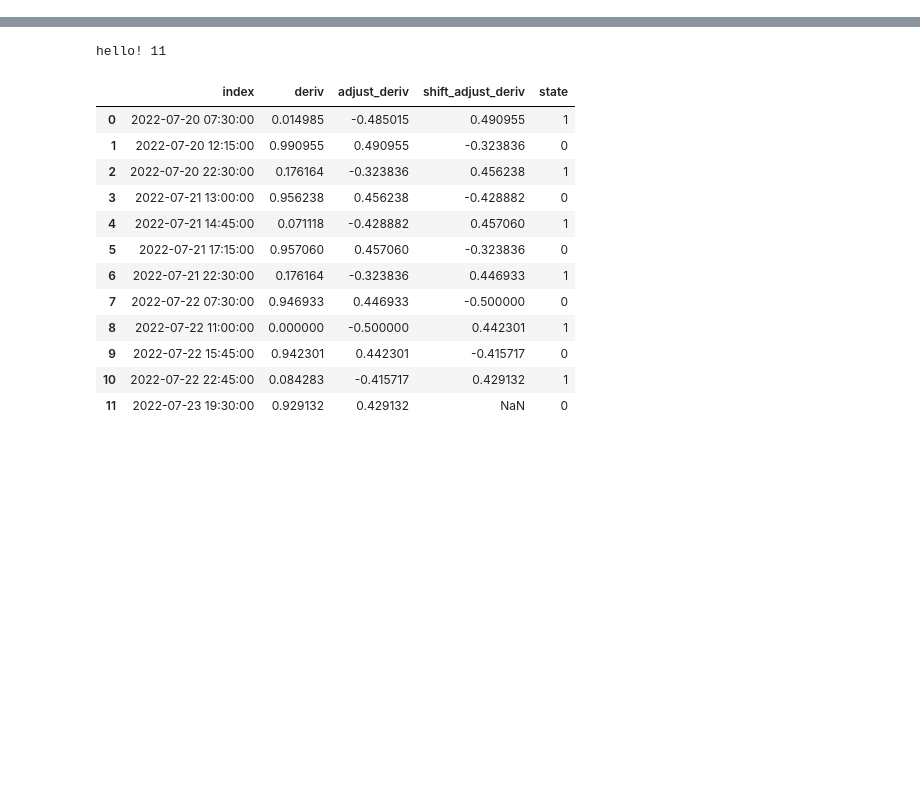
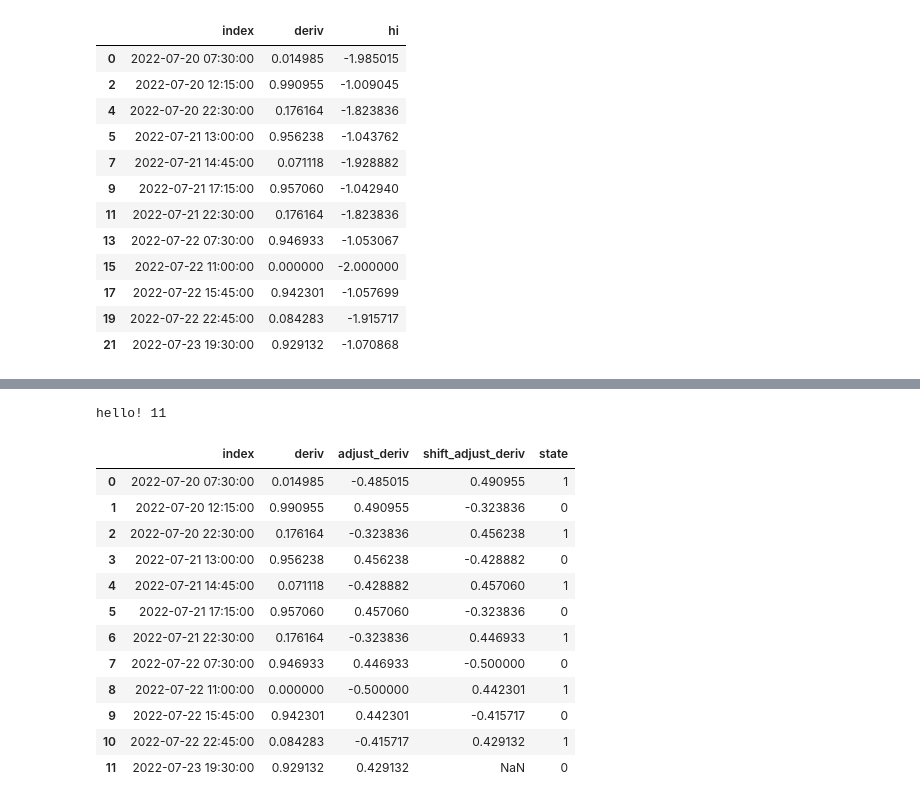
Before and after one commit to juliet29/windows, a Jupyter notebook: analysis/notebooks/230417_winstate2.ipynb, the cells around one changed output, grey strips where cells are left out. Saved outputs shown, nothing was run; the diff lists cells and outputs as text; code cells hidden in the pictures; blank space fills up the shorter version.

```diff
--- a/analysis/notebooks/230417_winstate2.ipynb
+++ b/analysis/notebooks/230417_winstate2.ipynb
@@ -12,0 +29,17 @@ ea.main()
+# %%
+ea.guess["hi"] = ea.guess["deriv"] - 2
+ea.guess
+# %% [output]
+|  | index | deriv | hi |
+| 0 | 2022-07-20 07:30:00 | 0.014985 | -1.985015 |
+| 2 | 2022-07-20 12:15:00 | 0.990955 | -1.009045 |
+| 4 | 2022-07-20 22:30:00 | 0.176164 | -1.823836 |
+| 5 | 2022-07-21 13:00:00 | 0.956238 | -1.043762 |
+| 7 | 2022-07-21 14:45:00 | 0.071118 | -1.928882 |
+| 9 | 2022-07-21 17:15:00 | 0.957060 | -1.042940 |
+| 11 | 2022-07-21 22:30:00 | 0.176164 | -1.823836 |
+| 13 | 2022-07-22 07:30:00 | 0.946933 | -1.053067 |
+| 15 | 2022-07-22 11:00:00 | 0.000000 | -2.000000 |
+| 17 | 2022-07-22 15:45:00 | 0.942301 | -1.057699 |
+| 19 | 2022-07-22 22:45:00 | 0.084283 | -1.915717 |
+| 21 | 2022-07-23 19:30:00 | 0.929132 | -1.070868 |
```
Also changed, not shown: parts of 5 cells of this notebook, 2 other files.
